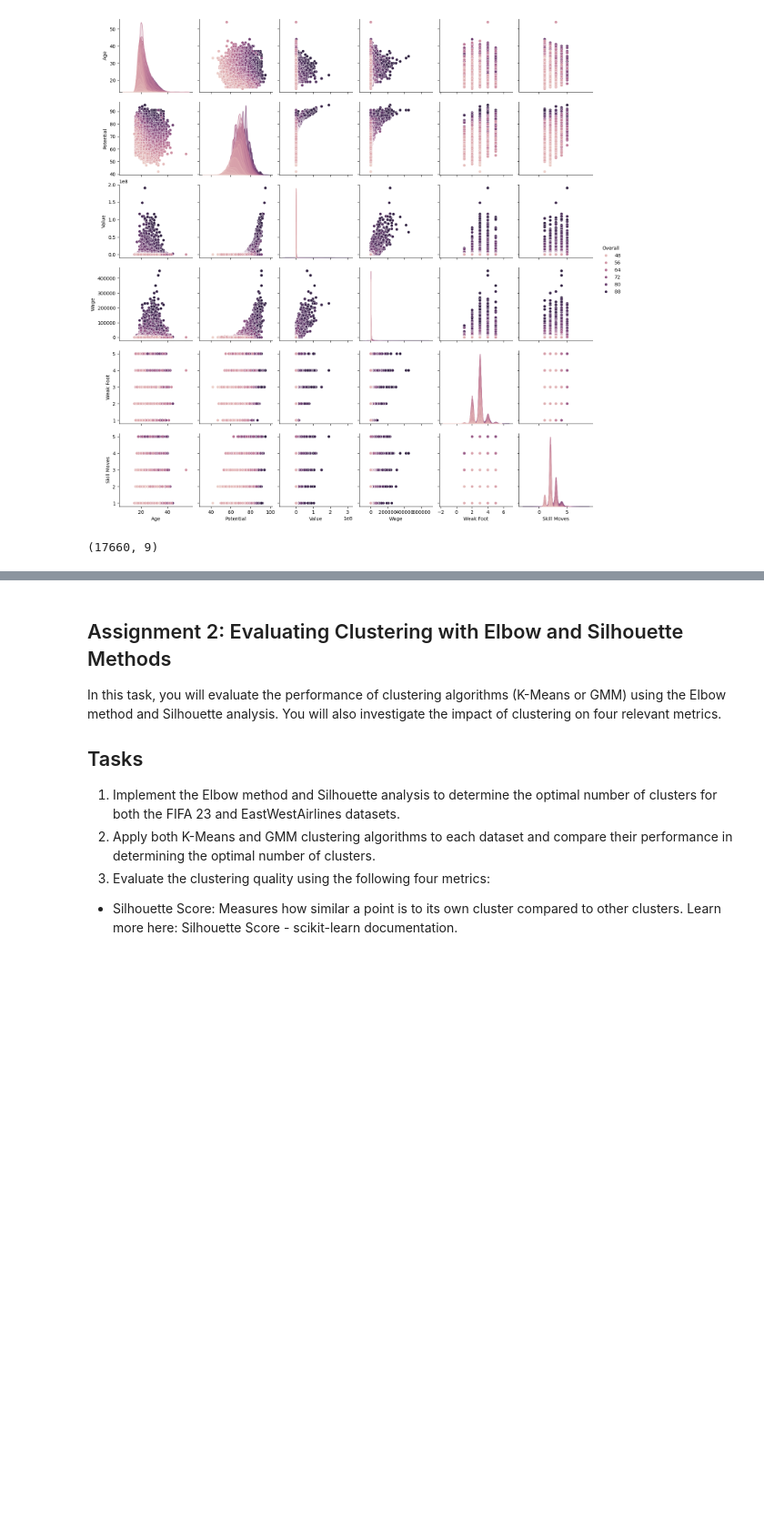
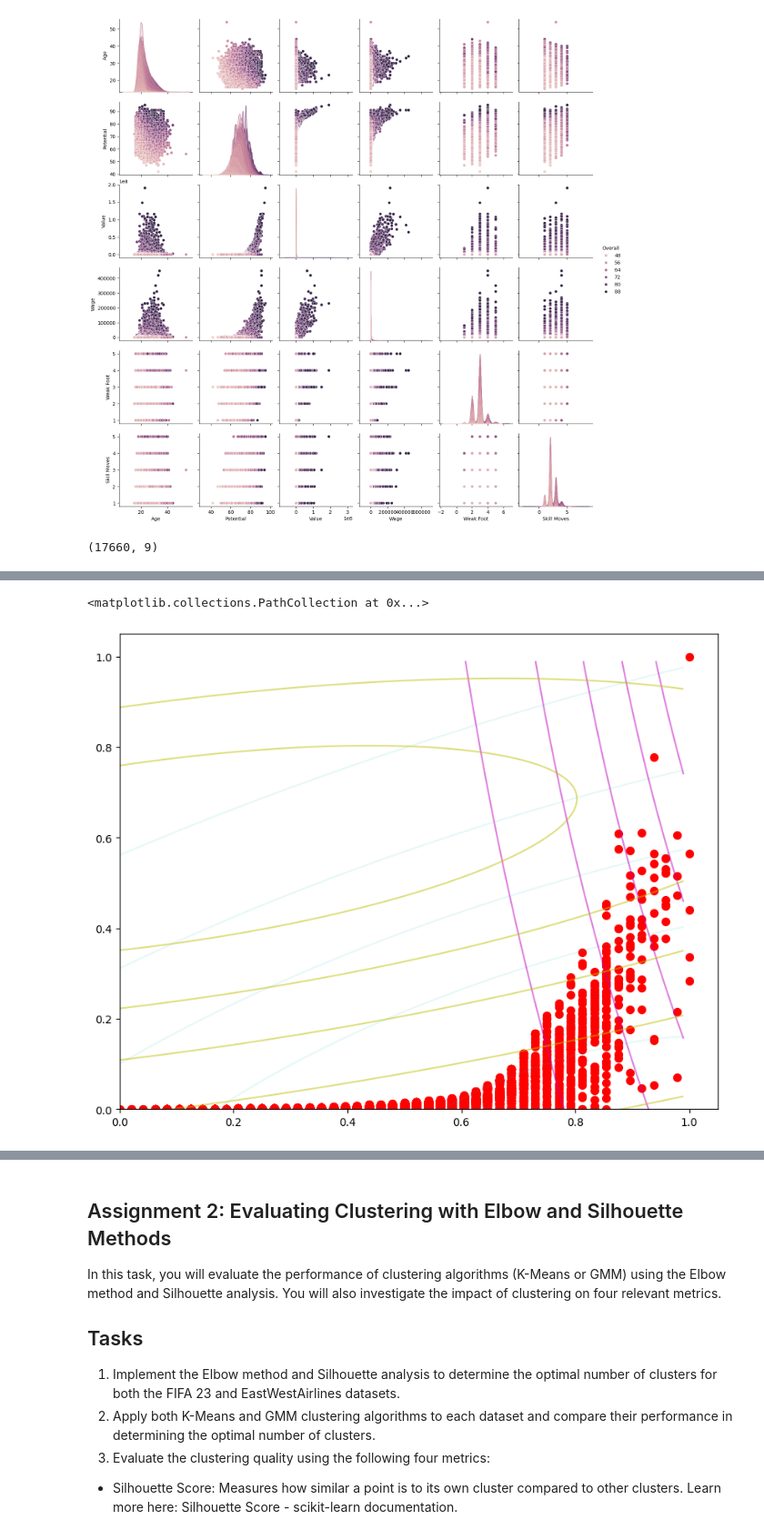
Before and after one commit to jmparradov/Machine-Learning-II---Talleres, a Jupyter notebook: Taller_1_Machine_Learning_2.ipynb, the cells around one changed output, grey strips where cells are left out. Shown at 91% size. Cells and saved outputs as stored; diff of their text form; code cells hidden in the pictures; blank space fills up the shorter version.

```diff
--- a/Taller_1_Machine_Learning_2.ipynb
+++ b/Taller_1_Machine_Learning_2.ipynb
@@ -173,0 +199,11 @@ plt.show()
+# %%
+# Inicializar aleatoriamente los theta_old
+# Fija el mnúmero de clusters K = 3
+np.random.seed(42)
+pi1 = 0.035
+pi2 = 0.05
+pi3 = 0.06
+mu_1 = np.random.randn(2,) + np.reshape([0.3,0.1],(2,))
+mu_2 = np.random.randn(2,) + np.reshape([0.7,0.2],(2,))
+mu_3 = np.random.randn(2,) + np.reshape([0.3,0.8],(2,))
+print(mu_1, mu_2, mu_3)
@@ -173,0 +212,11 @@ plt.show()
+# %%
+aux = np.random.randn(2,2)
+print(aux)
+Sigma_1 =0.5*aux.T@aux
+aux2 = np.random.randn(2,2)
+Sigma_2 = 0.5*aux2.T@aux2
+aux3 = np.random.randn(2,2)
+Sigma_3 = 0.5*aux3.T@aux3
+print(Sigma_1, np.linalg.det(Sigma_1))
+print(Sigma_2, np.linalg.det(Sigma_2))
+print(Sigma_3, np.linalg.det(Sigma_3))
@@ -173,0 +232,26 @@ plt.show()
+# %%
+# Graficamos el ajuste inicial
+from scipy.stats import multivariate_normal
+
+# Create a grid of points
+x, y = np.mgrid[0:1:.01, 0:1:.01]
+pos = np.dstack((x, y))
+
+# Calculate the Gaussian probability density function for each class
+rv1 = multivariate_normal(mu_1, Sigma_1)
+rv2 = multivariate_normal(mu_2, Sigma_2)
+rv3 = multivariate_normal(mu_3, Sigma_3)
+z1 = rv1.pdf(pos)
+z2 = rv2.pdf(pos)
+z3 = rv3.pdf(pos)
+
+# Plot the Gaussian distributions
+plt.figure(figsize=(10, 8))
+plt.contour(x, y, z1, levels=5, colors='c', alpha=0.1)
+plt.contour(x, y, z2, levels=5, colors='m', alpha=0.5)
+plt.contour(x, y, z3, levels=5, colors='y', alpha=0.5)
+
+plt.scatter(X_normalized[:,0], X_normalized[:,1], marker='o', color='r', s=50)
+# %% [output]
+<matplotlib.collections.PathCollection at 0x...>
+[figure, added]
```
Also changed, not shown: parts of 7 cells of this notebook.
